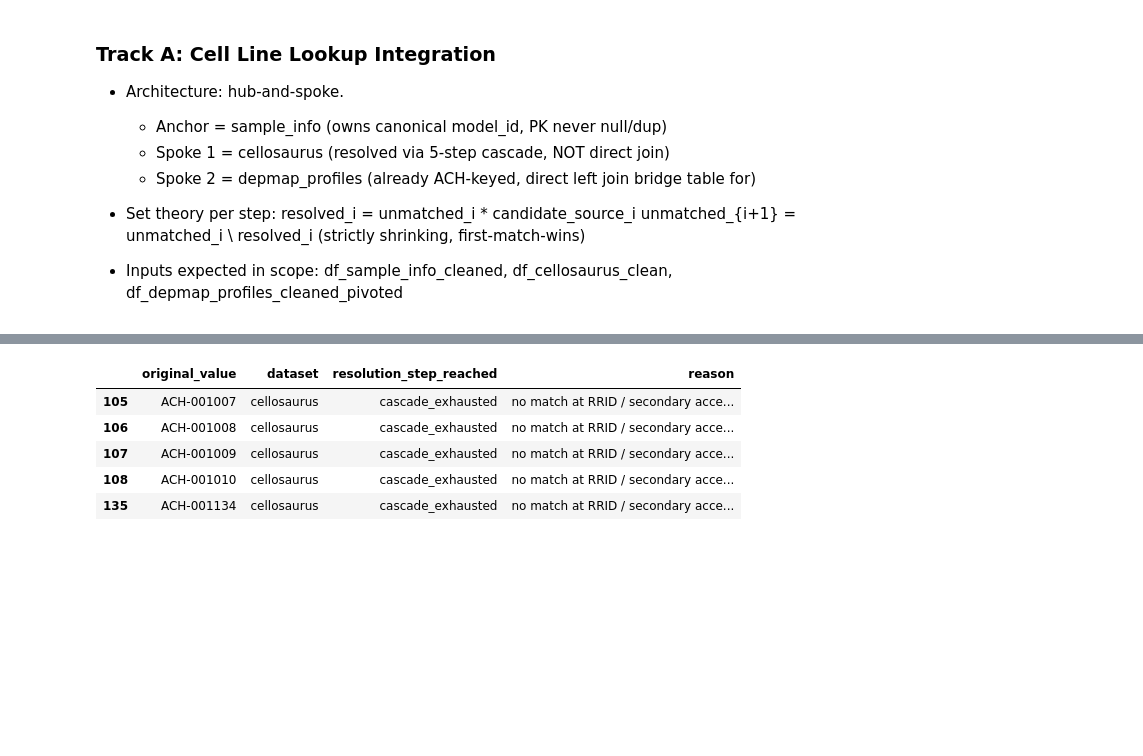
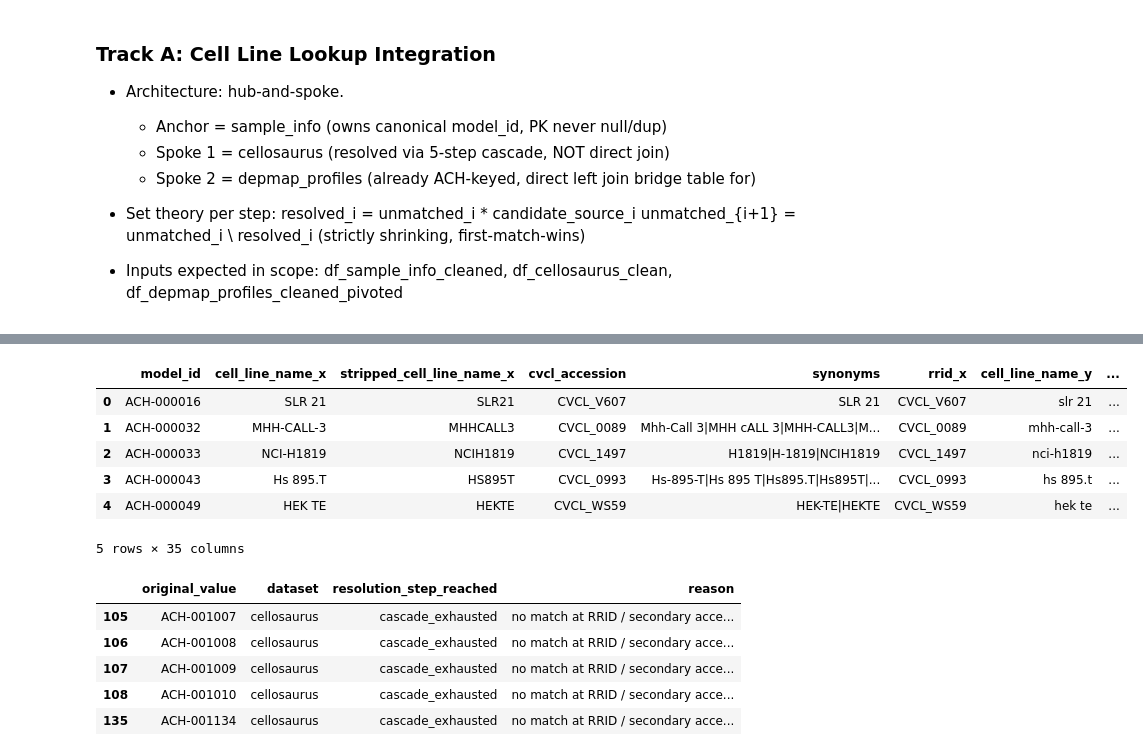
Before and after one commit to UoB-AstraZeneca-25-26/UoB-GeneTraceAI-25-26, a Jupyter notebook: src/Track - A/04_track_a_harmonization.ipynb, the cells around one changed output, grey strips where cells are left out. Saved outputs shown, nothing was run; the diff lists cells and outputs as text; code cells hidden in the pictures; blank space fills up the shorter version.

```diff
--- a/src/Track - A/04_track_a_harmonization.ipynb
+++ b/src/Track - A/04_track_a_harmonization.ipynb
@@ -1036 +1067,25 @@ Unmapped cellosaurus rows: 14
 Unmapped depmap_profiles rows: 73
+# %%
+# cell line lookup for the sample info
+df_sample_info_cleaned["depmap_id"] = df_sample_info_cleaned["depmap_id"].str.upper()
+df_sample_info_cleaned.rename(columns={"depmap_id": "model_id"}, inplace=True)
+
+cell_line_lookup_sam = cell_line_lookup.copy().merge(
+    df_sample_info_cleaned,
+    on="model_id",
+    how="left",
+    indicator=True
+)
+
+# unmapped logs on sample_info
+unmapped_sample_info = df_sample_info_cleaned.loc[
+    ~df_sample_info_cleaned["model_id"].isin(cell_line_lookup["model_id"])
+].copy()
+unmapped_sample_info["dataset"] = "sample_info"
+unmapped_sample_info["resolution_step_reached"] = "direct_join"
+unmapped_sample_info["reason"] = "model_id not present in cell_line_lookup.model_id"
+unmapped_sample_info = unmapped_sample_info.rename(columns={"model_id": "original_value"})[
+    ["original_value", "dataset", "resolution_step_reached", "reason"]
+]
+
+print("unmapped rows in sample_info:", len(unmapped_sample_info))
@@ -1047,3 +1115,13 @@ cell_line_lookup_with_profiles.head()
+# %%
+cell_line_lookup_sam.head()
+# %% [output]
+|  | model_id | cell_line_name_x | stripped_cell_line_name_x | cvcl_accession | synonyms | rrid_x | cell_line_name_y | ... |
+| 0 | ACH-000016 | SLR 21 | SLR21 | CVCL_V607 | SLR 21 | CVCL_V607 | slr 21 | ... |
+| 1 | ACH-000032 | MHH-CALL-3 | MHHCALL3 | CVCL_0089 | Mhh-Call 3|MHH cALL 3|MHH-CALL3|M... | CVCL_0089 | mhh-call-3 | ... |
+| 2 | ACH-000033 | NCI-H1819 | NCIH1819 | CVCL_1497 | H1819|H-1819|NCIH1819 | CVCL_1497 | nci-h1819 | ... |
+| 3 | ACH-000043 | Hs 895.T | HS895T | CVCL_0993 | Hs-895-T|Hs 895 T|Hs895.T|Hs895T|... | CVCL_0993 | hs 895.t | ... |
+| 4 | ACH-000049 | HEK TE | HEKTE | CVCL_WS59 | HEK-TE|HEKTE | CVCL_WS59 | hek te | ... |
+5 rows × 35 columns
 # %%
 # unmapped log details of cellosaurus
 unmapped_cellosaurus.head()
```
Also changed, not shown: parts of 18 cells of this notebook, 8 other files.
